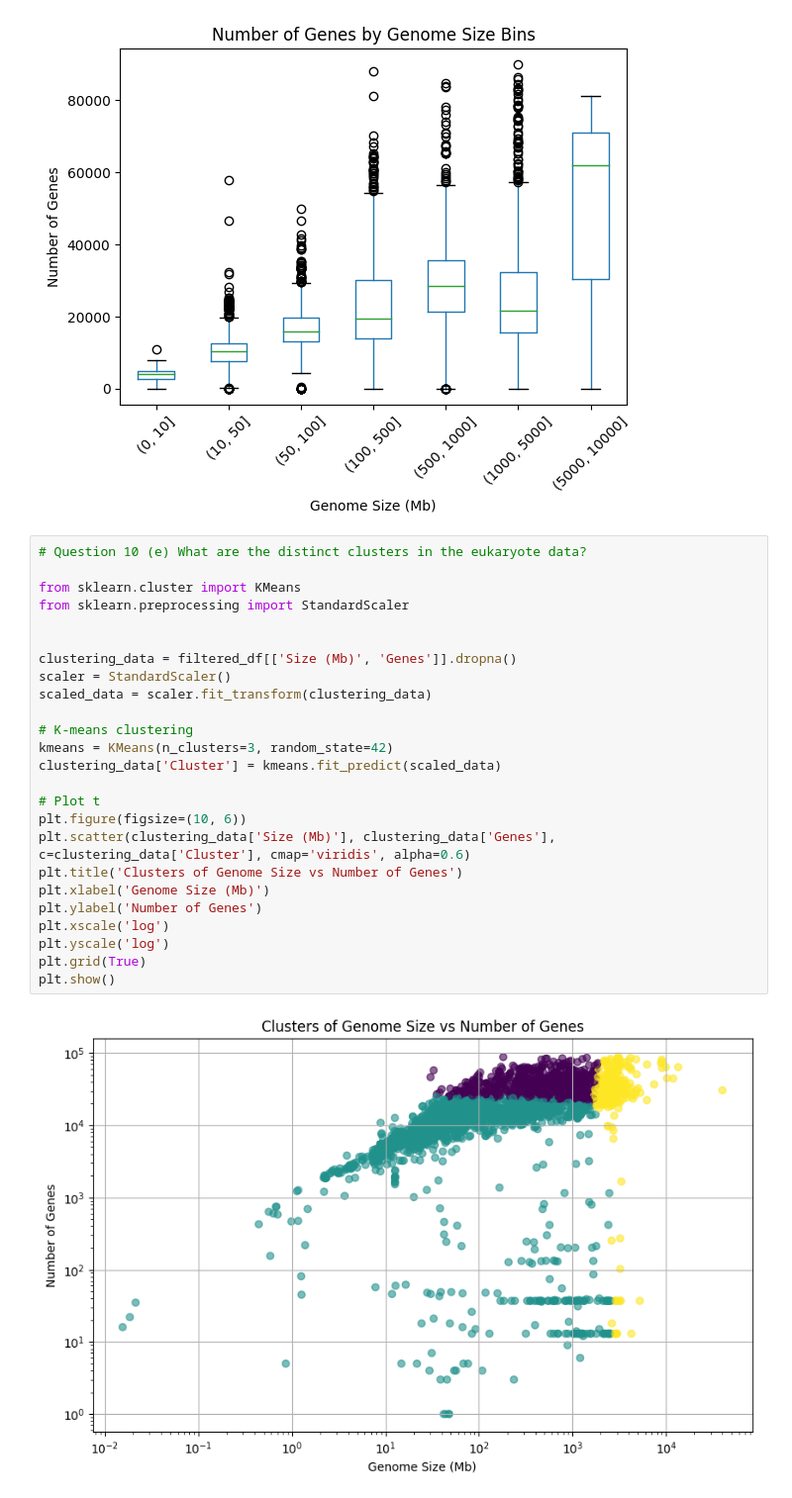
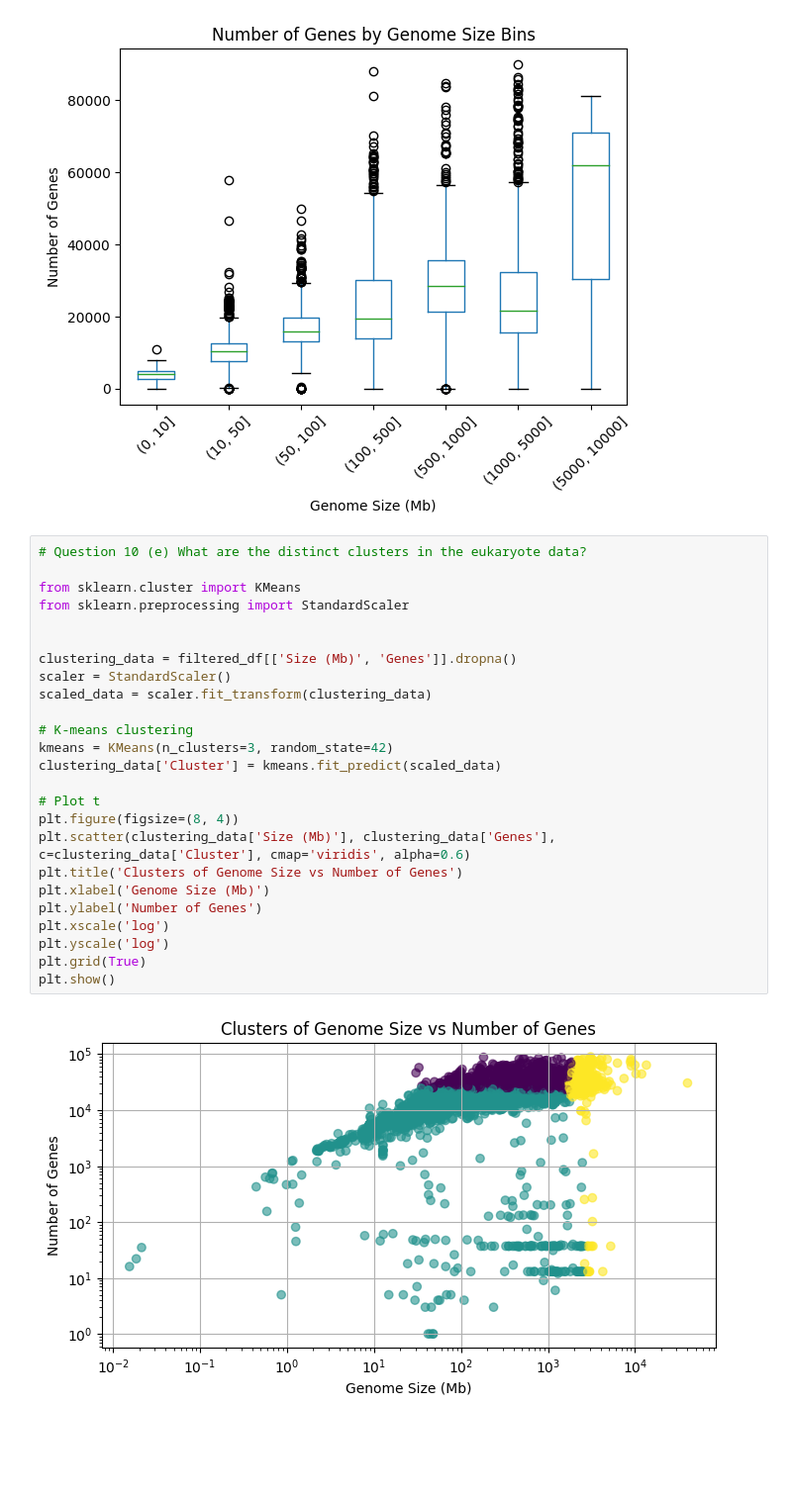
Before and after one commit to drgarimajain/a2, a Jupyter notebook: 23D1629_Assgnment1_DH607.ipynb, the cells around one changed output. Shown: that part at 99% size. Saved outputs shown, nothing was run; the diff lists cells and outputs as text; blank space fills up the shorter version.

```diff
--- a/23D1629_Assgnment1_DH607.ipynb
+++ b/23D1629_Assgnment1_DH607.ipynb
@@ -123,27 +123,27 @@ See the caveats in the documentation: https://pandas.pydata.org/pandas-docs/stab
 # %%
 # Question 10 (e) What are the distinct clusters in the eukaryote data?
 
 from sklearn.cluster import KMeans
 from sklearn.preprocessing import StandardScaler
 
 
 clustering_data = filtered_df[['Size (Mb)', 'Genes']].dropna()
 scaler = StandardScaler()
 scaled_data = scaler.fit_transform(clustering_data)
 
 # K-means clustering
 kmeans = KMeans(n_clusters=3, random_state=42)
 clustering_data['Cluster'] = kmeans.fit_predict(scaled_data)
 
 # Plot t
-plt.figure(figsize=(10, 6))
+plt.figure(figsize=(8, 4))
 plt.scatter(clustering_data['Size (Mb)'], clustering_data['Genes'], c=clustering_data['Cluster'], cmap='viridis', alpha=0.6)
 plt.title('Clusters of Genome Size vs Number of Genes')
 plt.xlabel('Genome Size (Mb)')
 plt.ylabel('Number of Genes')
 plt.xscale('log')
 plt.yscale('log')
 plt.grid(True)
 plt.show()
 # %% [output]
-[figure, old version]
+[figure, new version]
```
Also changed, not shown: parts of 1 cell of this notebook.
